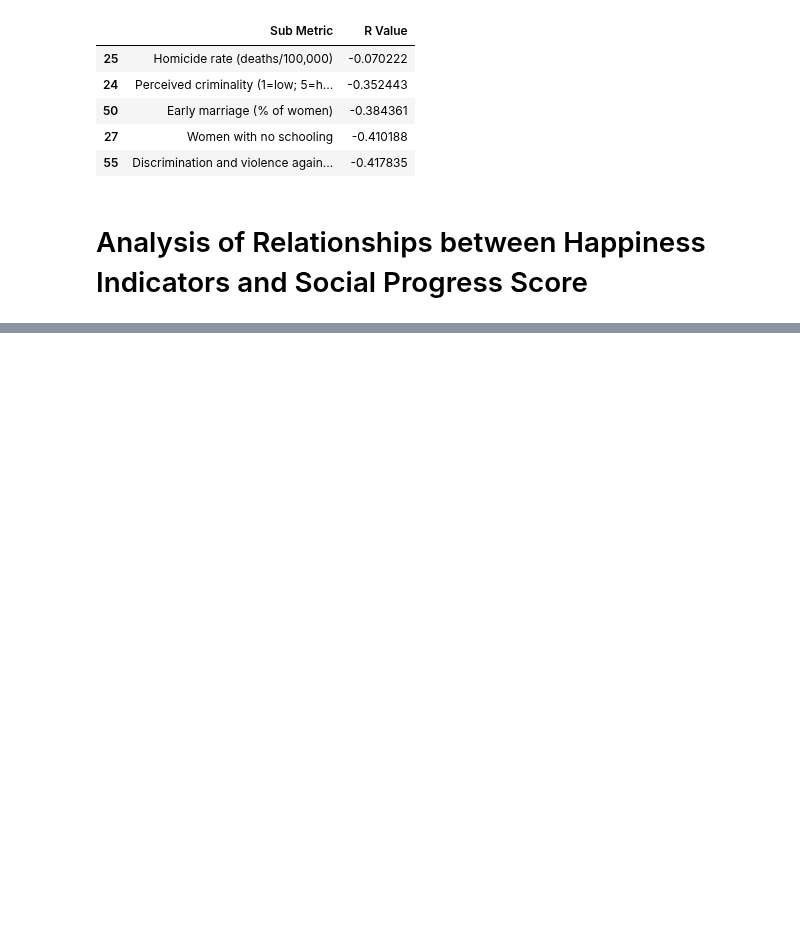
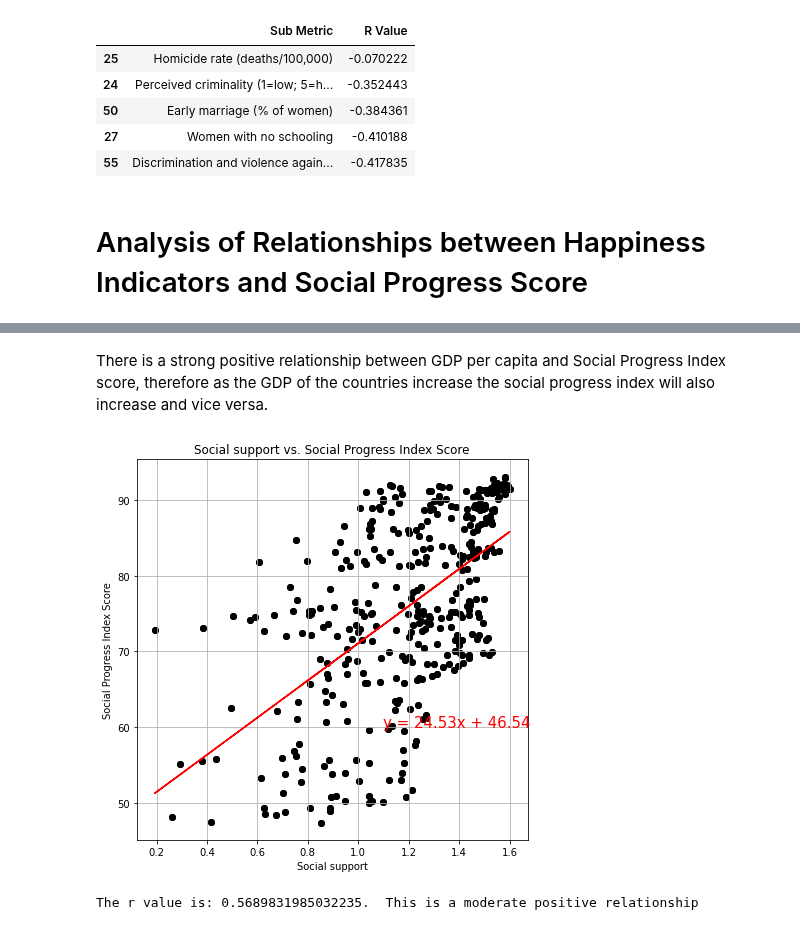
Before and after one commit to chrispope12391/Project-1-, a Jupyter notebook: Project 1_Team5.ipynb, the cells around one changed output, grey strips where cells are left out. Cells and saved outputs as stored; diff of their text form; code cells hidden in the pictures; blank space fills up the shorter version.

```diff
--- a/Project 1_Team5.ipynb
+++ b/Project 1_Team5.ipynb
@@ -587,0 +589,43 @@ The r value is: 0.911455180675344.  This is a strong positive relationship
+# %% [markdown]
+There is a strong positive relationship between GDP per capita and Social Progress Index score, therefore as the GDP of the countries increase the social progress index will also increase and vice versa.
+# %%
+# Add the linear regression equation and line to plot
+x_values = project_df['Social support_HS']
+y_values = project_df['Social Progress Index_SP']
+(slope, intercept, rvalue, pvalue, stderr) = linregress(x_values, y_values)
+regress_values = x_values * slope + intercept
+line_eq = "y = " + str(round(slope,2)) + "x + " + str(round(intercept,2))
+plt.scatter(x_values,y_values, edgecolors= "black")
+plt.plot(x_values,regress_values,"r-")
+plt.annotate(line_eq,( 1.1, 60),fontsize=15,color="red")
+
+# Labels
+plt.title('Social support vs. Social Progress Index Score')
+plt.xlabel('Social support')
+plt.ylabel('Social Progress Index Score')
+plt.grid()
+plt.scatter(x_values, y_values, color="black", marker="o")
+plt.show()
+# %% [output]
+[figure, added]
+# %%
+score = f"The r value is: {rvalue}"
+if rvalue == 0:
+    relationship = "none existant"
+    strength = ""
+else:
+    if rvalue > 0:
+        relationship = "positive"
+    else:
+        relationship = "negative"
+
+if abs(rvalue) >= .7:
+    strength = "strong"
+elif abs(rvalue) >= .5:
+    strength = "moderate"
+elif abs(rvalue) >= .3 and rvalue != 0:
+    strength = "weak"
+
+print(f"The r value is: {rvalue}.  This is a {strength} {relationship} relationship")
+# %% [output]
+The r value is: 0.5689831985032235.  This is a moderate positive relationship
```
Also changed, not shown: parts of 19 cells of this notebook.
